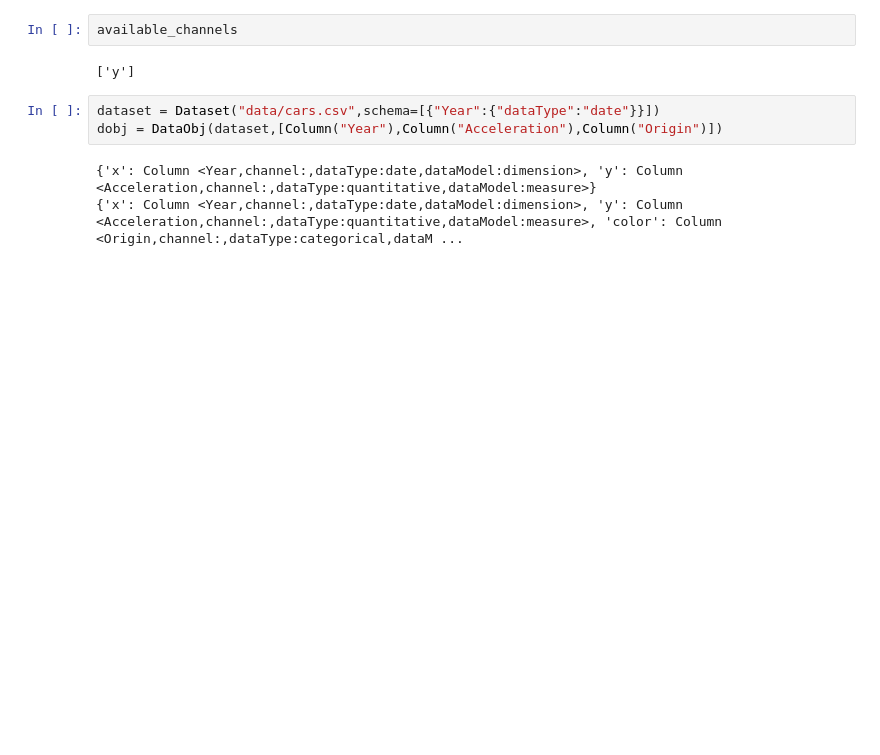
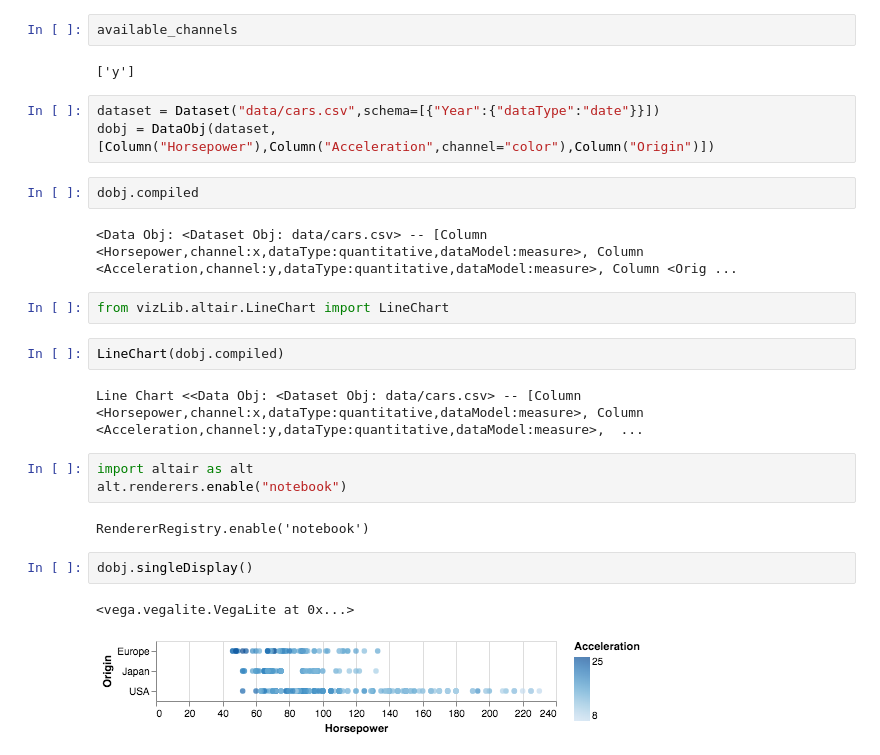
Before and after one commit to dorisjlee/datasci-api, a Jupyter notebook: ipynb/enforceChannel.ipynb, the cells around one changed output. Drawn from its saved outputs; the diff is of its cells as text; blank space fills up the shorter version.

Commit message:
Added back AltairChart as parent class of specific chart types; Make color chart work by implementing common colorBy function

```diff
--- a/ipynb/enforceChannel.ipynb
+++ b/ipynb/enforceChannel.ipynb
@@ -215,7 +210,24 @@ available_channels
 ['y']
 # %%
 dataset = Dataset("data/cars.csv",schema=[{"Year":{"dataType":"date"}}])
-dobj = DataObj(dataset,[Column("Year"),Column("Acceleration"),Column("Origin")])
+dobj = DataObj(dataset,[Column("Horsepower"),Column("Acceleration",channel="color"),Column("Origin")])
-# %% [output]
-{'x': Column <Year,channel:,dataType:date,dataModel:dimension>, 'y': Column <Acceleration,channel:,dataType:quantitative,dataModel:measure>}
-{'x': Column <Year,channel:,dataType:date,dataModel:dimension>, 'y': Column <Acceleration,channel:,dataType:quantitative,dataModel:measure>, 'color': Column <Origin,channel:,dataType:categorical,dataM ...
+# %%
+dobj.compiled
+# %% [output]
+<Data Obj: <Dataset Obj: data/cars.csv> -- [Column <Horsepower,channel:x,dataType:quantitative,dataModel:measure>, Column <Acceleration,channel:y,dataType:quantitative,dataModel:measure>, Column <Orig ...
+# %%
+from vizLib.altair.LineChart import LineChart
+# %%
+LineChart(dobj.compiled)
+# %% [output]
+Line Chart <<Data Obj: <Dataset Obj: data/cars.csv> -- [Column <Horsepower,channel:x,dataType:quantitative,dataModel:measure>, Column <Acceleration,channel:y,dataType:quantitative,dataModel:measure>,  ...
+# %%
+import altair as alt
+alt.renderers.enable("notebook")
+# %% [output]
+RendererRegistry.enable('notebook')
+# %%
+dobj.singleDisplay()
+# %% [output]
+<vega.vegalite.VegaLite at 0x...>
+[figure, added]
```
Also changed, not shown: parts of 1 cell of this notebook, 9 other files.
